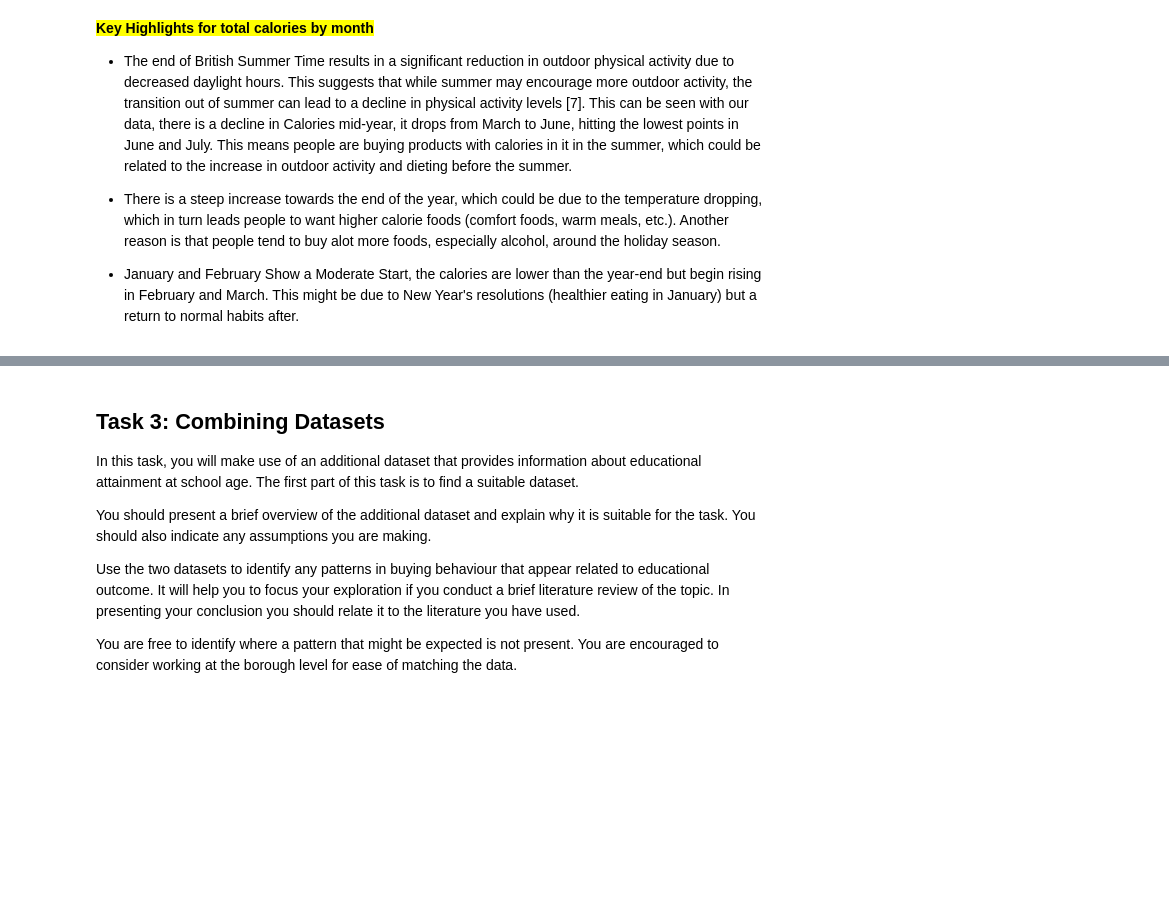
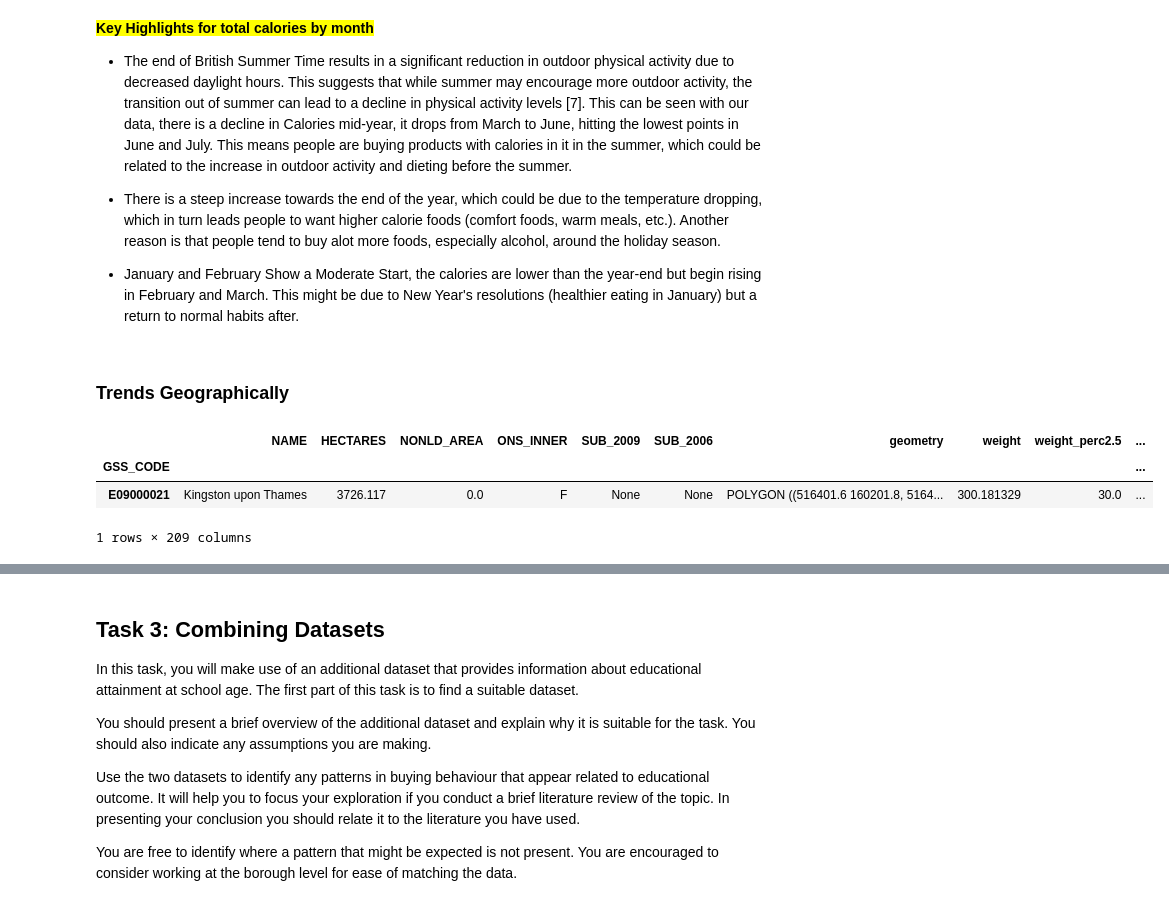
Before and after one commit to omarriyaz/Tesco_Grocery_and_Educational_Attainment, a Jupyter notebook: Code/Analysis.ipynb, the cells around one changed output, grey strips where cells are left out. Drawn from its saved outputs; the diff is of its cells as text; code cells hidden in the pictures; blank space fills up the shorter version.

```diff
--- a/Code/Analysis.ipynb
+++ b/Code/Analysis.ipynb
@@ -28,9 +28,9 @@ grocery_data.head(1)
 1 rows × 202 columns
 # %%
 # loading the 'Statistical GIS Boundary Files for London' dataset
-map_df = gpd.read_file("/Users/s16teen/Downloads/Work/UOB/SEM2/ADS2/Tesco_Grocery_and_Educational_Attainment/Data/Chorpleth Datasets/statistical-gis-boundaries-london/ESRI/London_Borough_Excluding_MHW.shp")
+map_data = gpd.read_file("/Users/s16teen/Downloads/Work/UOB/SEM2/ADS2/Tesco_Grocery_and_Educational_Attainment/Data/Chorpleth Datasets/statistical-gis-boundaries-london/ESRI/London_Borough_Excluding_MHW.shp")
 
-map_df.head(1)
+map_data.head(1)
 # %% [output]
 |  | NAME | GSS_CODE | HECTARES | NONLD_AREA | ONS_INNER | SUB_2009 | SUB_2006 | geometry |
 | 0 | Kingston upon Thames | E09000021 | 3726.117 | 0.0 | F | None | None | POLYGON ((516401.6 160201.8, 5164... |
@@ -585,3 +585,16 @@ The default of observed=False is deprecated and will be changed to True in a fut
 - There is a steep increase towards the end of the year, which could be due to the temperature dropping, which in turn leads people to want higher calorie foods (comfort foods, warm meals, etc.). Another reason is that people tend to buy alot more foods, especially alcohol, around the holiday season.
 
 - January and February Show a Moderate Start, the calories are lower than the year-end but begin rising in February and March. This might be due to New Year's resolutions (healthier eating in January) but a return to normal habits after.
+# %% [markdown]
+### **Trends Geographically**
+# %%
+# merge the grocery data with the map data
+
+choropleth_data = map_data.set_index('GSS_CODE').join(df.set_index('area_id'))
+
+choropleth_data.head(1)
+# %% [output]
+|  | NAME | HECTARES | NONLD_AREA | ONS_INNER | SUB_2009 | SUB_2006 | geometry | weight | weight_perc2.5 | ... |
+| GSS_CODE |  |  |  |  |  |  |  |  |  | ... |
+| E09000021 | Kingston upon Thames | 3726.117 | 0.0 | F | None | None | POLYGON ((516401.6 160201.8, 5164... | 300.181329 | 30.0 | ... |
+1 rows × 209 columns
```
Also changed, not shown: parts of 8 cells of this notebook, 1 other file.
